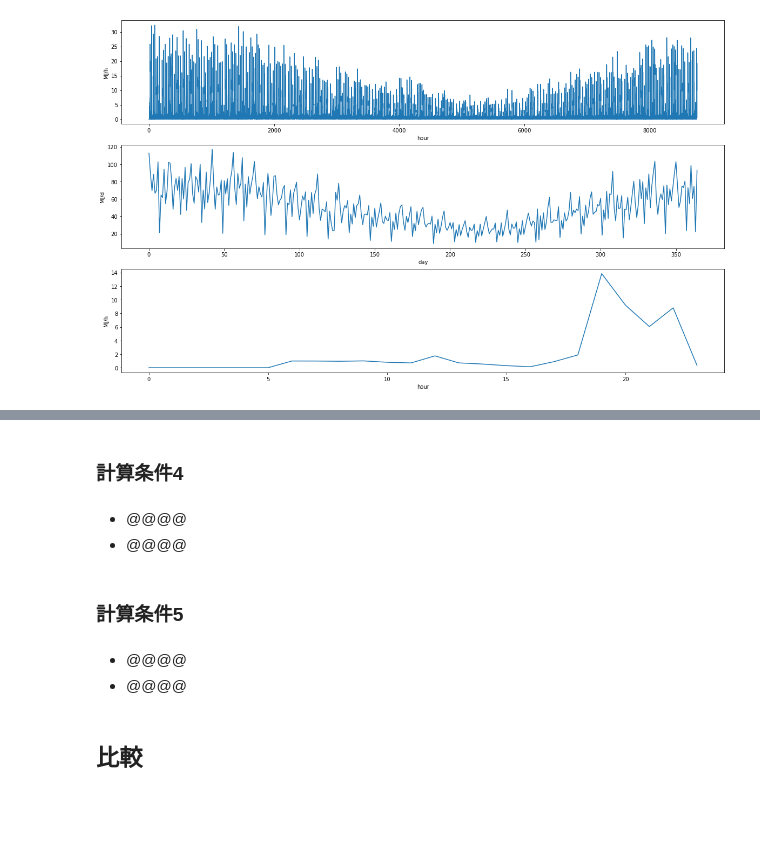
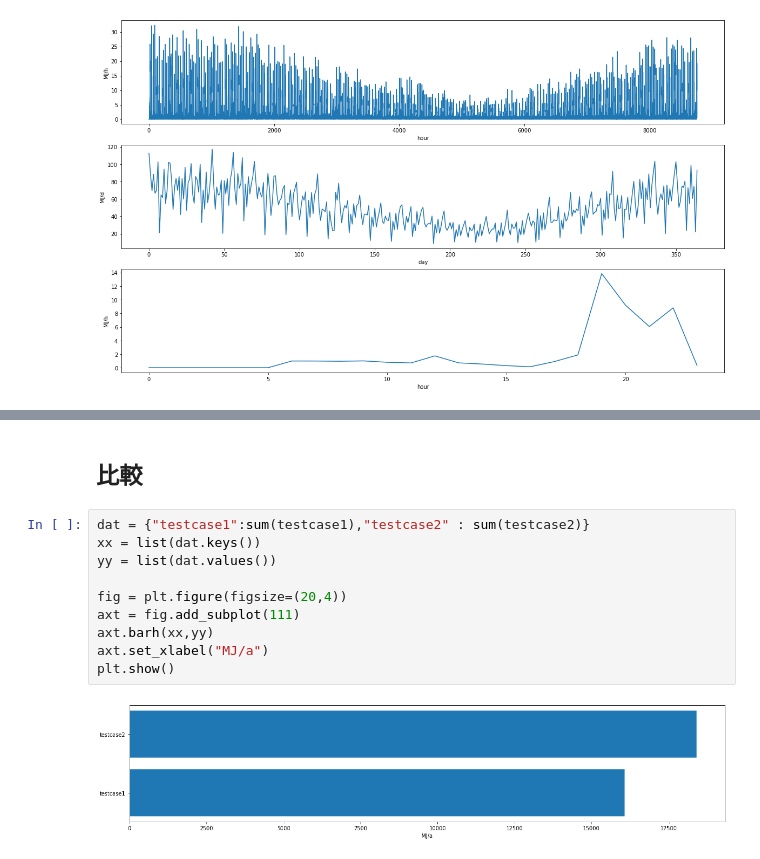
Before and after one commit to BRI-EES-House/pyhees_example, a Jupyter notebook: s09_02_water_based_solar_system.ipynb, the cells around one changed output, grey strips where cells are left out. Drawn from its saved outputs; the diff is of its cells as text; blank space fills up the shorter version.

```diff
--- a/s09_02_water_based_solar_system.ipynb
+++ b/s09_02_water_based_solar_system.ipynb
@@ -144,12 +139,14 @@ get_each_graph(testcase2)
-# %% [markdown]
-### 計算条件4
-# %% [markdown]
-- @@@@
-- @@@@
-# %% [markdown]
-### 計算条件5
-# %% [markdown]
-- @@@@
-- @@@@
 # %% [markdown]
 ## 比較
+# %%
+dat = {"testcase1":sum(testcase1),"testcase2" : sum(testcase2)}
+xx = list(dat.keys())
+yy = list(dat.values())
+
+fig = plt.figure(figsize=(20,4))
+axt = fig.add_subplot(111)
+axt.barh(xx,yy)
+axt.set_xlabel("MJ/a")
+plt.show()
+# %% [output]
+[figure, added]
```
Also changed, not shown: parts of 2 cells of this notebook.
